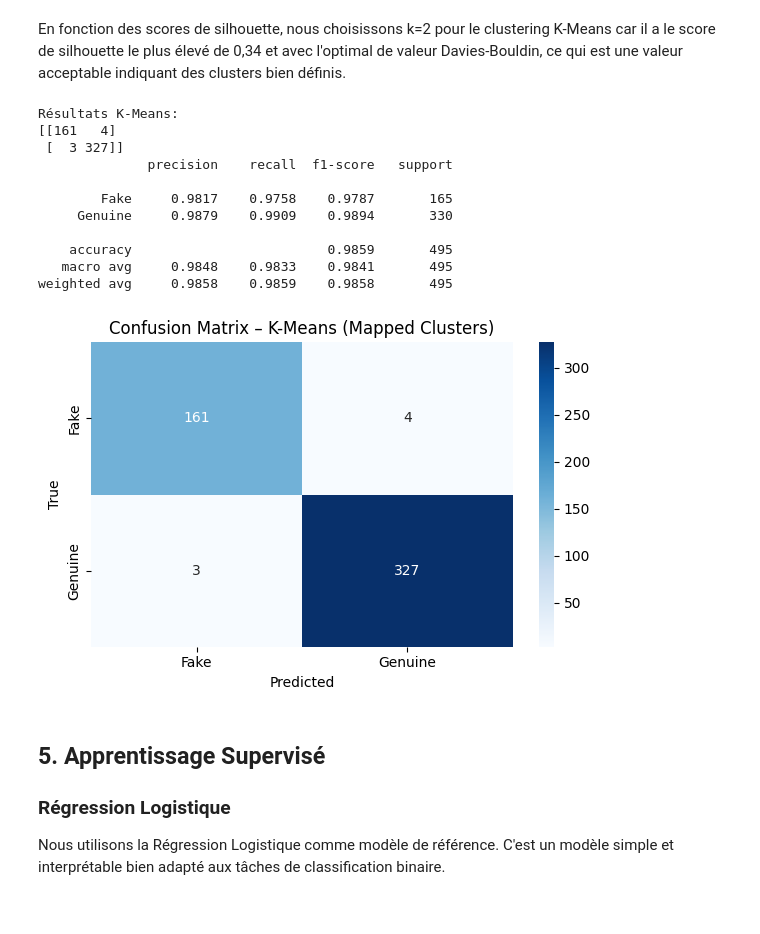
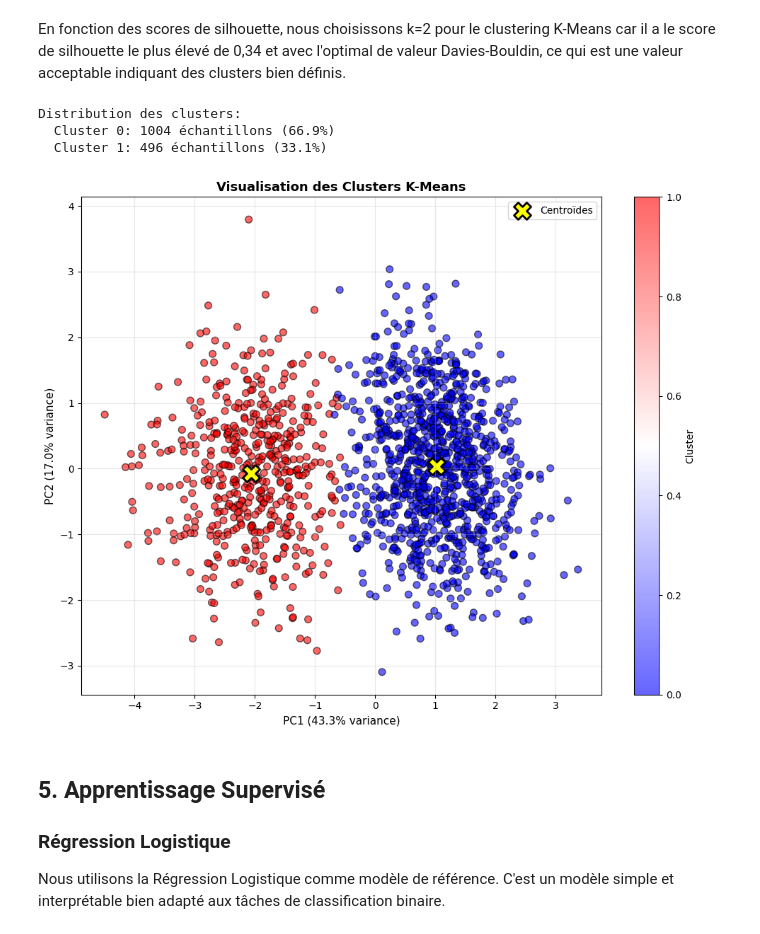
Before and after one commit to makokuzii/Detectez-des-faux-billets-avec-Python, a Jupyter notebook: main.ipynb, the cells around one changed output. Drawn from its saved outputs; the diff is of its cells as text; code cells hidden in the pictures.

```diff
--- a/main.ipynb
+++ b/main.ipynb
@@ -290,48 +271,42 @@ Indices Davies-Bouldin: [1.2223267751773927, 1.6972396506646856, 1.5995989384898
 # %% [markdown]
 En fonction des scores de silhouette, nous choisissons k=2 pour le clustering K-Means car il a le score de silhouette le plus élevé de 0,34 et avec l'optimal de valeur Davies-Bouldin, ce qui est une valeur acceptable indiquant des clusters bien définis.
-# %%
-# Entraîner K-Means avec k=2
-kmeans = KMeans(n_clusters=2, random_state=42, n_init=10)
-y_pred_kmeans_train = kmeans.fit_predict(X_train)
-y_pred_kmeans_test = kmeans.predict(X_test)
-
-# Mapper les clusters aux vrais billets (1=vrai, 0=faux)
-cluster_mapping = {}
-for cluster in [0, 1]:
-    cluster_genuine_ratio = y_train[y_pred_kmeans_train == cluster].sum() / (y_pred_kmeans_train == cluster).sum()
-    cluster_mapping[cluster] = 1 if cluster_genuine_ratio > 0.5 else 0
-
-y_pred_kmeans_test_mapped = np.array([cluster_mapping[c] for c in y_pred_kmeans_test])
-
-print("Résultats K-Means:")
-print(confusion_matrix(y_test, y_pred_kmeans_test_mapped))
-print(classification_report(y_test, y_pred_kmeans_test_mapped, target_names=["Fake", "Genuine"], digits=4))
-# %% [output]
-Résultats K-Means:
-[[161   4]
- [  3 327]]
-              precision    recall  f1-score   support
-
-        Fake     0.9817    0.9758    0.9787       165
-     Genuine     0.9879    0.9909    0.9894       330
-
-    accuracy                         0.9859       495
-   macro avg     0.9848    0.9833    0.9841       495
-weighted avg     0.9858    0.9859    0.9858       495
-# %%
-cm = confusion_matrix(y_test, y_pred_kmeans_test_mapped)
-
-plt.figure(figsize=(6, 4))
-sns.heatmap(cm, annot=True, fmt="d", cmap="Blues",
-            xticklabels=["Fake", "Genuine"],
-            yticklabels=["Fake", "Genuine"])
-plt.xlabel("Predicted")
-plt.ylabel("True")
-plt.title("Confusion Matrix – K-Means (Mapped Clusters)")
-plt.tight_layout()
-plt.show()
-# %% [output]
-[figure, removed]
+# %%
+kmeans = KMeans(n_clusters=2, random_state=42)
+cluster_labels = kmeans.fit_predict(X_scaled)
+
+# Analyse de la distribution des clusters
+print(f"\nDistribution des clusters:")
+unique, counts = np.unique(cluster_labels, return_counts=True)
+for cluster, count in zip(unique, counts):
+    print(f"  Cluster {cluster}: {count} échantillons ({count/len(cluster_labels)*100:.1f}%)")
+
+# Visualisation des clusters
+from sklearn.decomposition import PCA
+
+pca = PCA(n_components=2)
+X_pca = pca.fit_transform(X_scaled)
+
+centroids_pca = pca.transform(kmeans.cluster_centers_)
+
+plt.figure(figsize=(10, 8))
+scatter = plt.scatter(X_pca[:, 0], X_pca[:, 1], c=cluster_labels,
+                     cmap='bwr', alpha=0.6, edgecolors='k', s=50)
+plt.scatter(centroids_pca[:, 0], centroids_pca[:, 1],
+           c='yellow', marker='X', s=300, edgecolors='black', linewidths=2,
+           label='Centroïdes')
+plt.xlabel(f'PC1 ({pca.explained_variance_ratio_[0]*100:.1f}% variance)', fontsize=11)
+plt.ylabel(f'PC2 ({pca.explained_variance_ratio_[1]*100:.1f}% variance)', fontsize=11)
+plt.title('Visualisation des Clusters K-Means', fontsize=13, fontweight='bold')
+plt.colorbar(scatter, label='Cluster')
+plt.legend()
+plt.grid(True, alpha=0.3)
+plt.tight_layout()
+plt.show()
+# %% [output]
+Distribution des clusters:
+  Cluster 0: 1004 échantillons (66.9%)
+  Cluster 1: 496 échantillons (33.1%)
+[figure, added]
 # %% [markdown]
 ## 5. Apprentissage Supervisé
 
```
Also changed, not shown: parts of 3 cells of this notebook, 2 other files.
